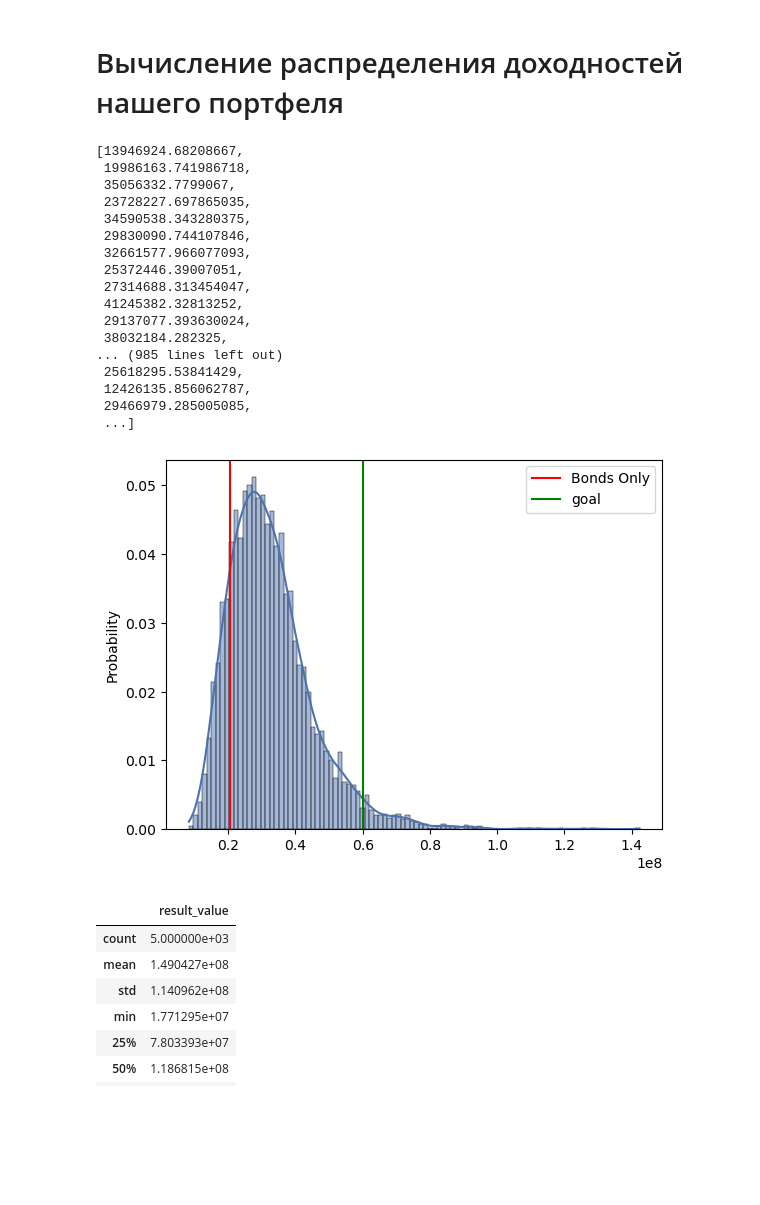
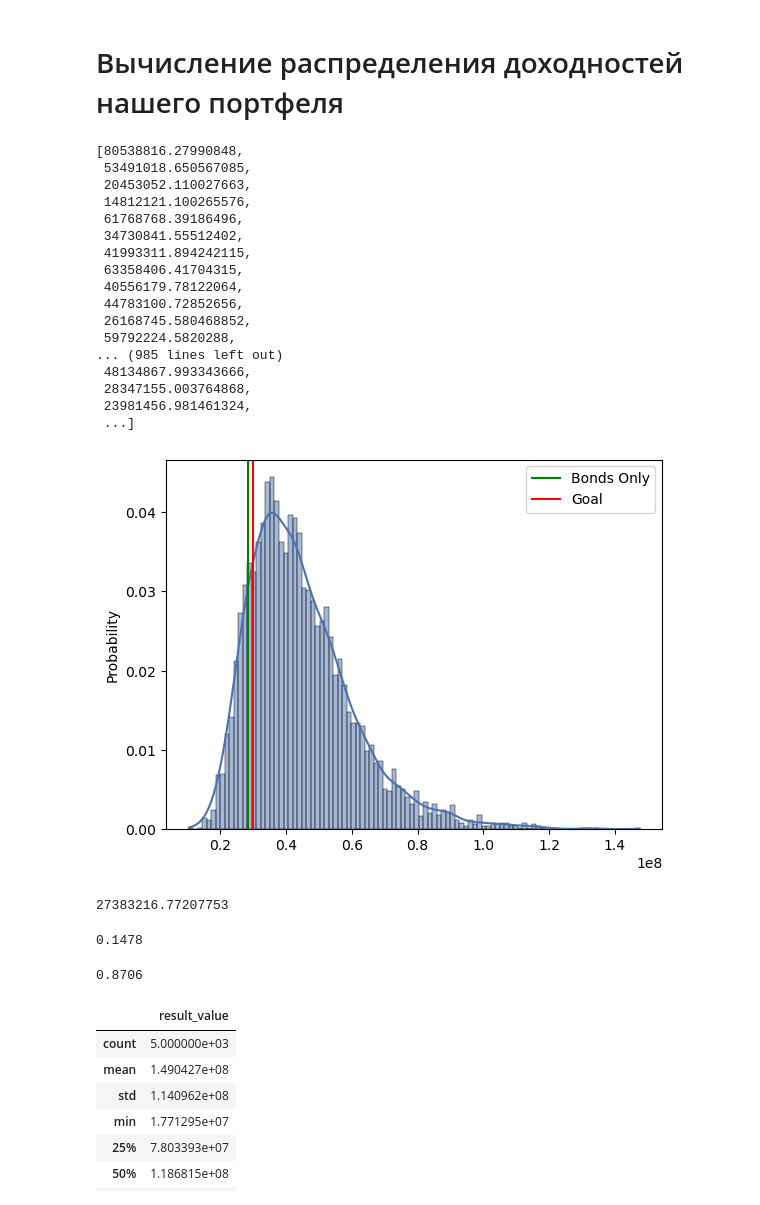
Before and after one commit to justniks/case_finance, a Jupyter notebook: main_upd 2.ipynb, the cells around one changed output. Drawn from its saved outputs; the diff is of its cells as text; code cells hidden in the pictures; blank space fills up the shorter version.

```diff
--- a/main_upd 2.ipynb
+++ b/main_upd 2.ipynb
@@ -660,13 +666,9 @@ stock_tickers.append("Bond")
+# %%
+# импорт итоговых потоков из икселя
+cash_list = pd.read_excel('./finansy_osnova_10dec.xlsx', sheet_name = "final_output")['cashflow'].to_list()
 # %%
 
-start_assets = {}
-needed_proportions = []
-for one_ticker in stock_tickers:
-    start_assets[one_ticker] = 0
-    needed_proportions.append(cleaned_opt_weights[one_ticker])
 
-# импорт итоговых потоков из икселя
-cash_list = pd.read_excel('./finansy_osnova_9dec.xlsx', sheet_name = "final_output")['cashflow'].to_list()
 
 # создание риск-фри ряда (долгосрочные облигации)
 riskfree_price = [1]
@@ -708,38 +710,52 @@ for one_traj in tqdm(range(len(prices_predicted))):
 
     monthly_values.append(one_traj_monthly)
     final_values.append(total_value)
-# %%
-# ЗАМЕНИТЬ НА 1.05 НА ЗНАЧЕНИЕ ИНФЛЯЦИИ, КОТОРОЕ У НАС ПОЛУЧИЛОСЬ ЗА 20 ЛЕТ
-real_final_values = []
-for i in final_values:
-    real_final_values.append(i/1.05**20)
+# %%
+# 2.6 - инфляция (индекс цен) за 20 лет
+real_final_values = []
+for i in final_values:
+    real_final_values.append(i/2.6)
 # %%
 real_final_values
 # %% [output]
-[13946924.68208667,
- 19986163.741986718,
- 35056332.7799067,
- 23728227.697865035,
- 34590538.343280375,
- 29830090.744107846,
- 32661577.966077093,
- 25372446.39007051,
- 27314688.313454047,
- 41245382.32813252,
- 29137077.393630024,
- 38032184.282325,
+[80538816.27990848,
+ 53491018.650567085,
+ 20453052.110027663,
+ 14812121.100265576,
+ 61768768.39186496,
+ 34730841.55512402,
+ 41993311.894242115,
+ 63358406.41704315,
+ 40556179.78122064,
+ 44783100.72852656,
+ 26168745.580468852,
+ 59792224.5820288,
 ... (985 lines left out)
- 25618295.53841429,
- 12426135.856062787,
- 29466979.285005085,
+ 48134867.993343666,
+ 28347155.003764868,
+ 23981456.981461324,
  ...]
 # %%
 sns.histplot(real_final_values, kde=True, bins = 100 , stat='probability');
-plt.axvline(20417257, color = "red", label = "Bonds Only");
-plt.axvline(60_000_000, color = "green", label = "goal");
+plt.axvline(28_481_377, color = "green", label = "Bonds Only");
+plt.axvline(30_000_000, color = "red", label = "Goal");
 plt.legend();
 # %% [output]
-[figure, old version]
+[figure, new version]
+# %%
+60_000_000 / 1.04**20
+# %% [output]
+27383216.77207753
+# %%
+# преодалеваем цель в 60_000_000
+((pd.array(real_final_values) > 60_000_000) * 1).sum() / 5000
+# %% [output]
+0.1478
+# %%
+# преодалеваем безриск
+((pd.array(real_final_values) > 28481377) * 1).sum() / 5000
+# %% [output]
+0.8706
 # %%
 result_values = pd.DataFrame()
 result_values['result_value'] = final_values
```
Also changed, not shown: parts of 5 cells of this notebook, 2 other files.
